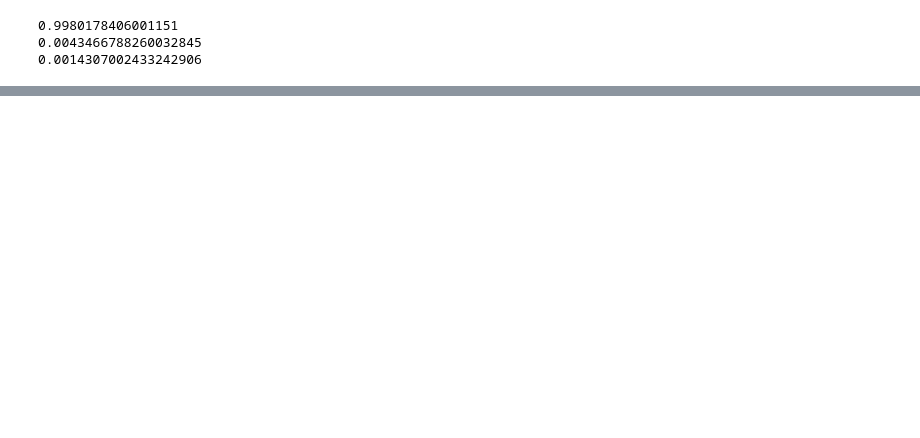
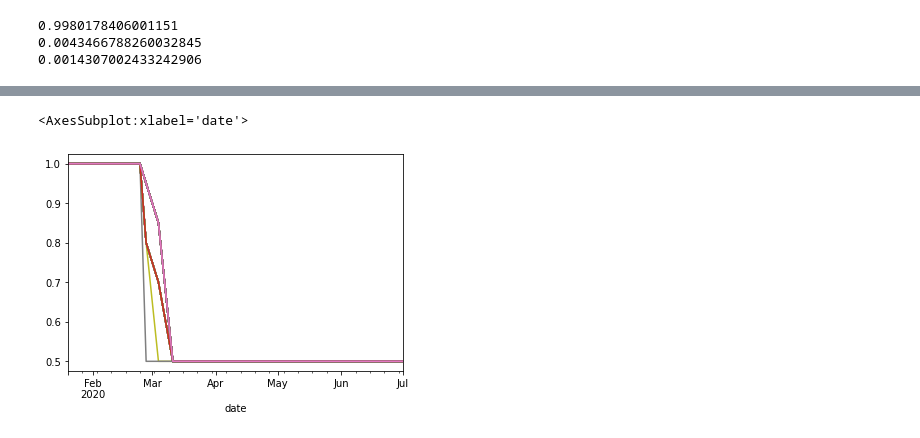
Before and after one commit to jcblemai/COVID-19_italy-vaccination-oc, a Jupyter notebook: ocp_trial-vector2-crtl-out-struct0.ipynb, the cells around one changed output, grey strips where cells are left out. Drawn from its saved outputs; the diff is of its cells as text; code cells hidden in the pictures; blank space fills up the shorter version.

```diff
--- a/ocp_trial-vector2-crtl-out-struct0.ipynb
+++ b/ocp_trial-vector2-crtl-out-struct0.ipynb
@@ -609,0 +598,5 @@ s.shp[85:]
+# %%
+mobintime.plot(legend=False)
+# %% [output]
+<AxesSubplot:xlabel='date'>
+[figure, added]
```
Also changed, not shown: parts of 7 cells of this notebook, 1 other file.
